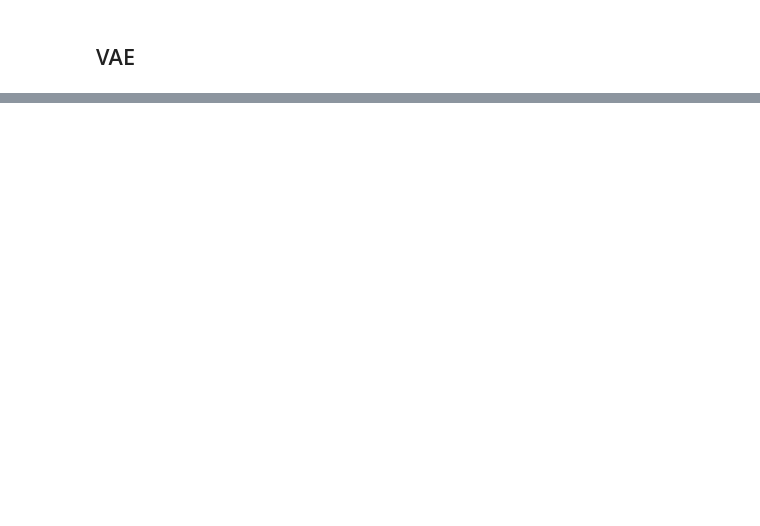
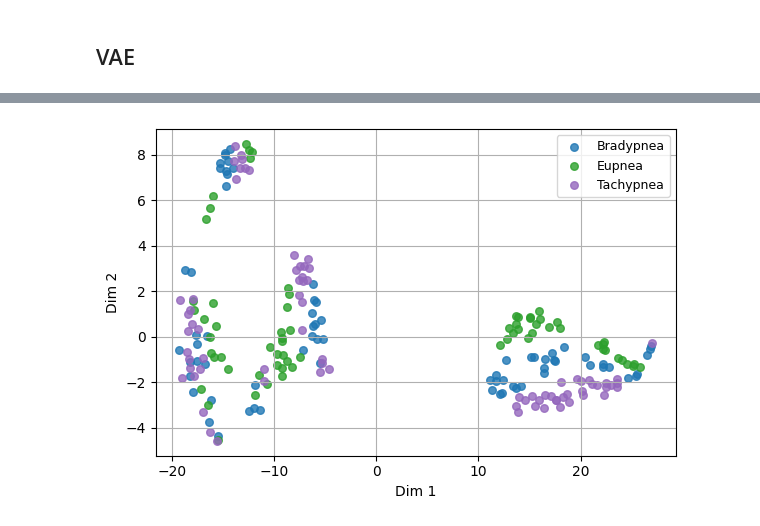
Before and after one commit to leon-rny/neural-network-breath-modeling, a Jupyter notebook: tstr.ipynb, the cells around one changed output, grey strips where cells are left out. Drawn from its saved outputs; the diff is of its cells as text; code cells hidden in the pictures; blank space fills up the shorter version.

Commit message:
finished GAN eval

```diff
--- a/tstr.ipynb
+++ b/tstr.ipynb
@@ -510,0 +450,31 @@ for seed in SEEDS:
+# %%
+seed = SEEDS[0]
+plt.figure(figsize=(6, 4))
+train_ds = datasets[seed]['mouth']['train']
+model = models[seed]['mouth']
+model.eval()
+
+mus, labels = [], []
+with torch.no_grad():
+    for i in range(len(train_ds)):
+        signal, _, label = train_ds[i]
+        mu, _ = model.encoder(signal.unsqueeze(0).to(device),
+                            torch.tensor([label]).long().to(device))
+        mus.append(mu.squeeze(0).cpu().numpy())
+        labels.append(label)
+
+mus = np.stack(mus)
+labels = np.array(labels)
+z2d = TSNE(n_components=2, random_state=seed).fit_transform(mus)
+for i, cls in enumerate(CLASSES):
+    mask = labels == i
+    points = z2d[mask]
+    plt.scatter(points[:, 0], points[:, 1], label=cls.capitalize(), alpha=0.8, color=CLASS_COLORS[cls], s=30)
+plt.xlabel('Dim 1')
+plt.ylabel('Dim 2')
+plt.legend(loc='upper right') if col == 2 else None
+plt.grid()
+plt.tight_layout()
+plt.show()
+# %% [output]
+[figure, added]
```
Also changed, not shown: parts of 40 cells of this notebook.
